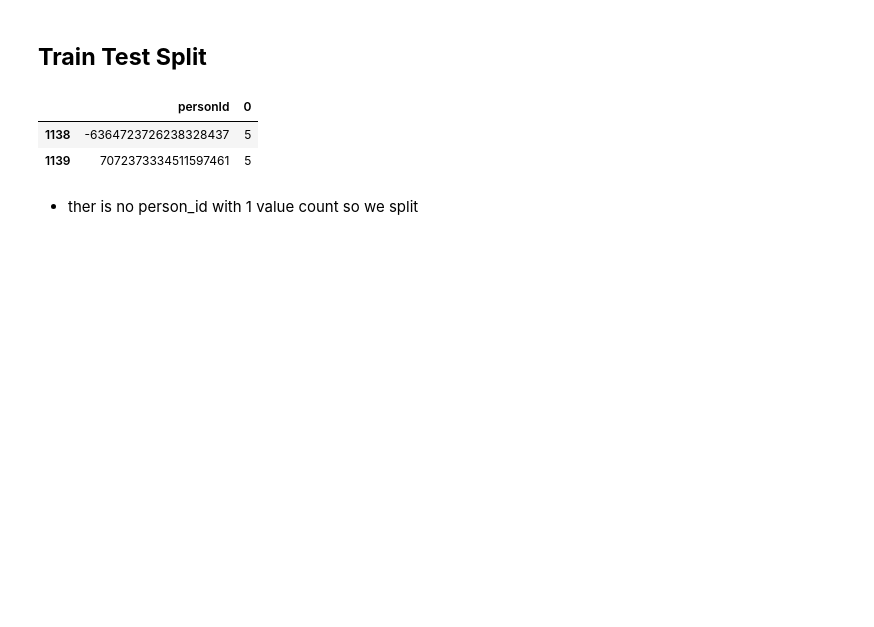
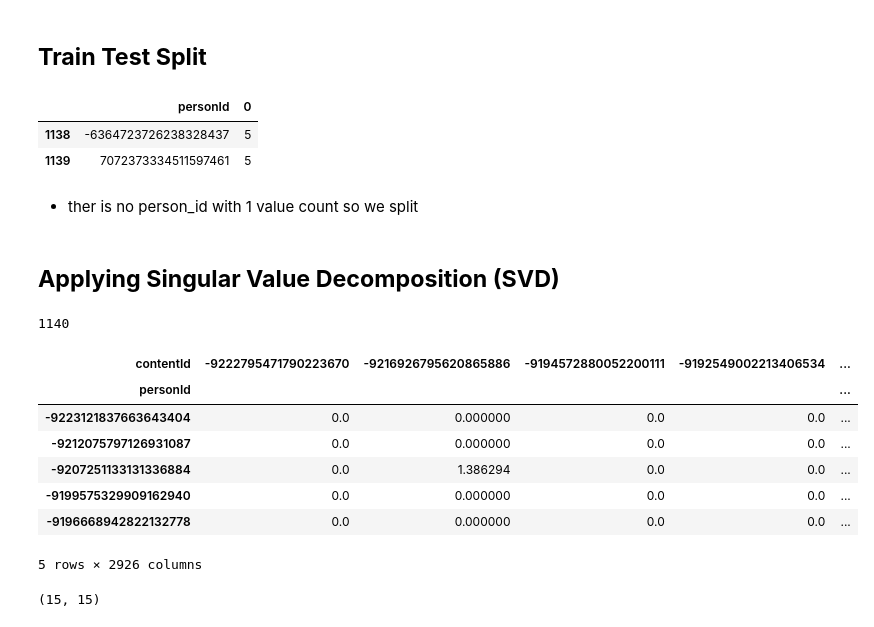
Before and after one commit to amanichivilkar/Articles-Recommendation-System, a Jupyter notebook: Amani_Chivilkar_Articles_Recommendation_System.ipynb, the cells around one changed output. Saved outputs shown, nothing was run; the diff lists cells and outputs as text; code cells hidden in the pictures; blank space fills up the shorter version.

```diff
--- a/Amani_Chivilkar_Articles_Recommendation_System.ipynb
+++ b/Amani_Chivilkar_Articles_Recommendation_System.ipynb
@@ -177,3 +177,20 @@ x.tail(2)
 # %%
 # Traintest split
 train_df, test_df = train_test_split(df, stratify=df['personId'], test_size=0.20, random_state=42)
+# %% [markdown]
+## **Applying Singular Value Decomposition (SVD)**
+# %%
+#Creating a sparse pivot table with users in rows and items in columns
+matrix_df = train_df.pivot(index='personId', columns='contentId',  values='normal_event_Strength').fillna(0)
+print(len(matrix_df))
+matrix_df.head()
+# %% [output]
+1140
+| contentId | -9222795471790223670 | -9216926795620865886 | -9194572880052200111 | -9192549002213406534 | ... |
+| personId |  |  |  |  | ... |
+| -9223121837663643404 | 0.0 | 0.000000 | 0.0 | 0.0 | ... |
+| -9212075797126931087 | 0.0 | 0.000000 | 0.0 | 0.0 | ... |
+| -9207251133131336884 | 0.0 | 1.386294 | 0.0 | 0.0 | ... |
+| -9199575329909162940 | 0.0 | 0.000000 | 0.0 | 0.0 | ... |
+| -9196668942822132778 | 0.0 | 0.000000 | 0.0 | 0.0 | ... |
+5 rows × 2926 columns
@@ -179,0 +203,5 @@ train_df, test_df = train_test_split(df, stratify=df['personId'], test_size=0.20
+# %%
+sigma = np.diag(sigma)
+sigma.shape
+# %% [output]
+(15, 15)
```
Also changed, not shown: parts of 4 cells of this notebook.
